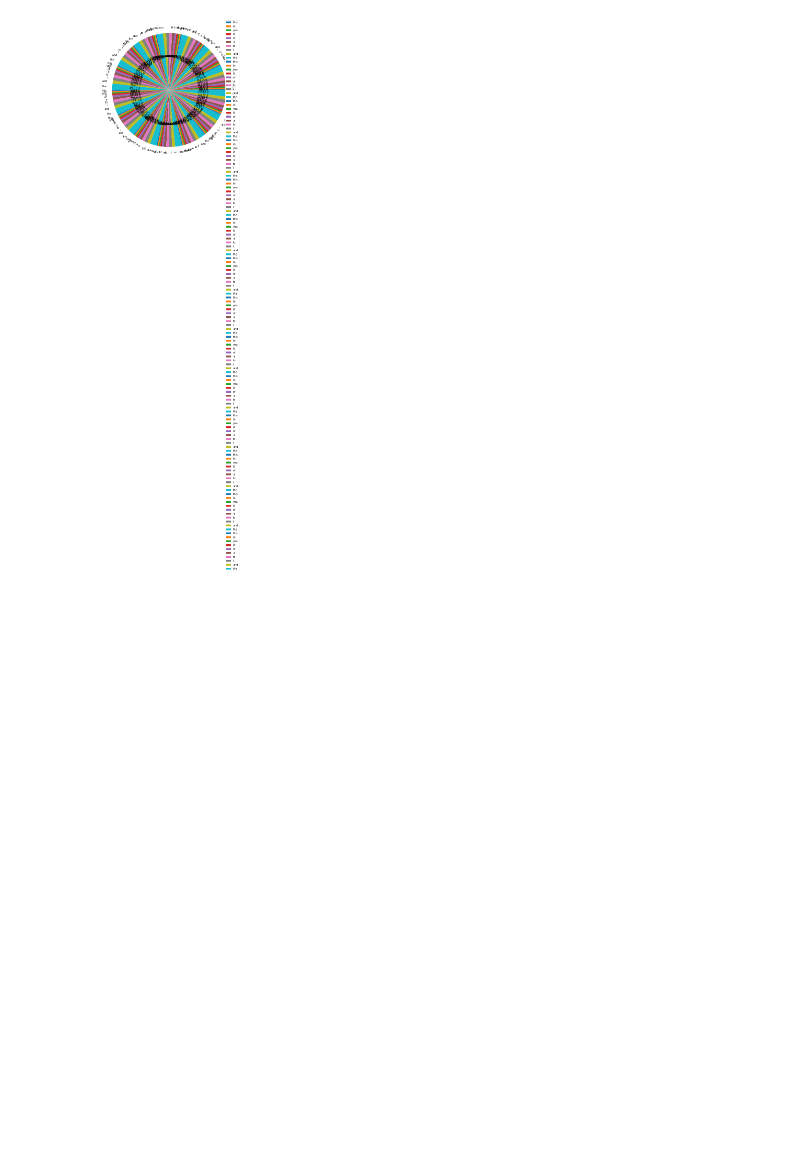
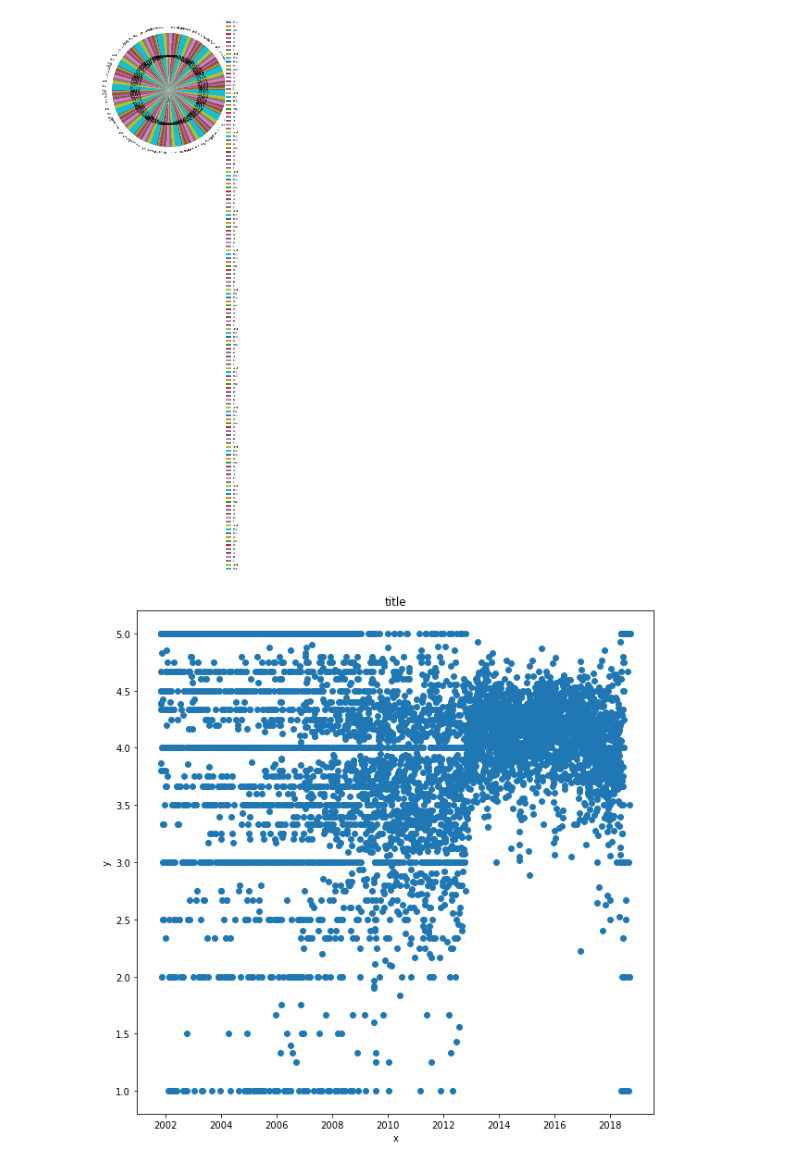
Before and after one commit to medvidov/dsci510final, a Jupyter notebook: HW4/HW 4 Proof of Concept.ipynb, the cells around one changed output. Drawn from its saved outputs; the diff is of its cells as text; code cells hidden in the pictures; blank space fills up the shorter version.

```diff
--- a/HW4/HW 4 Proof of Concept.ipynb
+++ b/HW4/HW 4 Proof of Concept.ipynb
@@ -383,3 +383,14 @@ plt.legend()
 plt.show()
 # %% [output]
 [figure]
+# %%
+def plot_scatterplot(df, x, y, title):
+    plt.figure(figsize=(10, 10))
+    plt.title(title)
+    plt.xlabel(x)
+    plt.ylabel(y)
+    plt.scatter(x = df.index, y = df)
+# %%
+plot_scatterplot(all_average_ratings['../data/ratings/Magazine_Subscriptions.csv'],'x','y','title')
+# %% [output]
+[figure, added]
```
Also changed, not shown: parts of 1 cell of this notebook, 13 other files.
